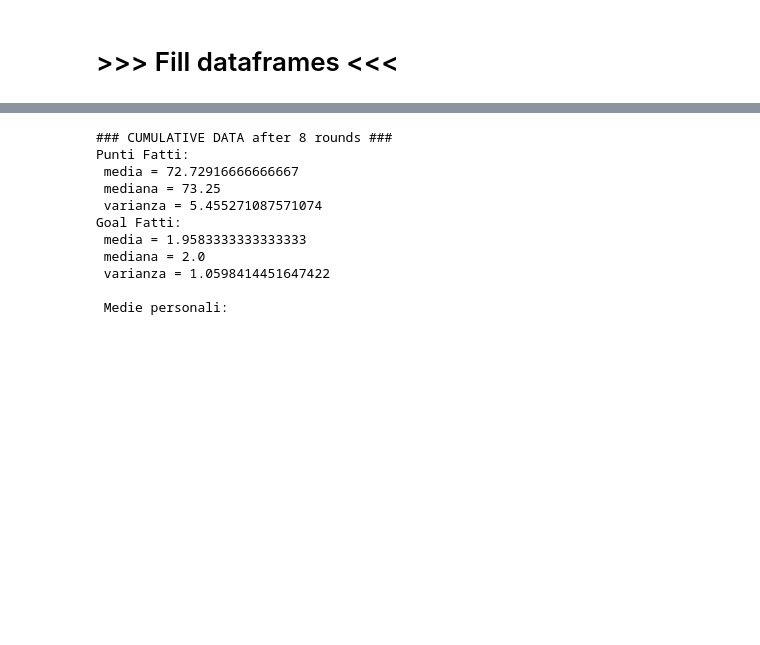
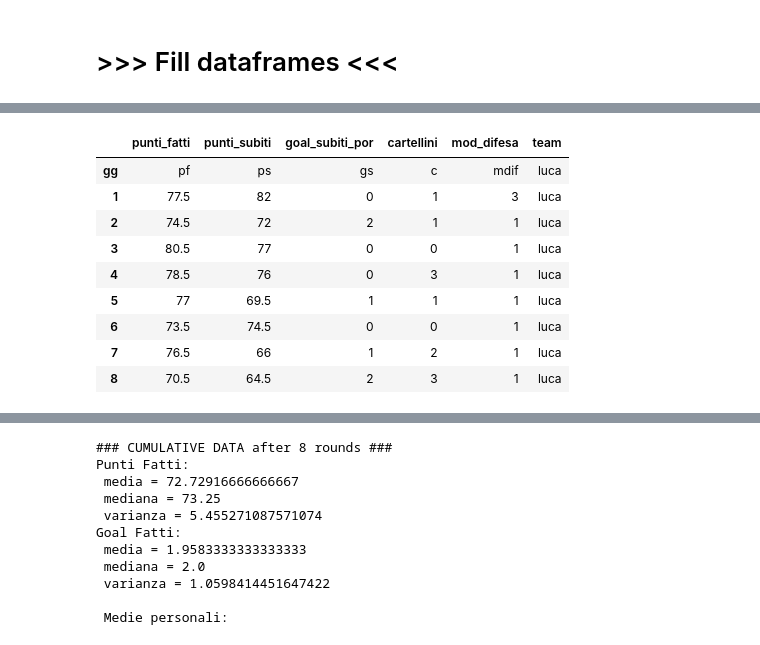
Before and after one commit to matluca/Fantastats, a Jupyter notebook: Fantastats1920.ipynb, the cells around one changed output, grey strips where cells are left out. Cells and saved outputs as stored; diff of their text form; code cells hidden in the pictures; blank space fills up the shorter version.

Commit message:
added even more comments

```diff
--- a/Fantastats1920.ipynb
+++ b/Fantastats1920.ipynb
@@ -240,0 +259,22 @@ Results.head()
+# %%
+from functools import reduce
+
+# Here I'll do an example with a single dataframe
+teams = 'gianluca', 'fabio', 'enrico', 'gabriele', 'luca', 'ale'
+df_list = list()
+for team in teams:
+    df_result = pd.read_csv(f'{team}.txt', sep=' ', names=parameters, header='infer') #you can even use f-string
+    df_result['team'] = team
+    df_list.append(df_result)
+df_final = reduce(lambda a, b : a.append(b), df_list)
+# %% [output]
+|  | punti_fatti | punti_subiti | goal_subiti_por | cartellini | mod_difesa | team |
+| gg | pf | ps | gs | c | mdif | luca |
+| 1 | 77.5 | 82 | 0 | 1 | 3 | luca |
+| 2 | 74.5 | 72 | 2 | 1 | 1 | luca |
+| 3 | 80.5 | 77 | 0 | 0 | 1 | luca |
+| 4 | 78.5 | 76 | 0 | 3 | 1 | luca |
+| 5 | 77 | 69.5 | 1 | 1 | 1 | luca |
+| 6 | 73.5 | 74.5 | 0 | 0 | 1 | luca |
+| 7 | 76.5 | 66 | 1 | 2 | 1 | luca |
+| 8 | 70.5 | 64.5 | 2 | 3 | 1 | luca |
```
Also changed, not shown: parts of 7 cells of this notebook.
